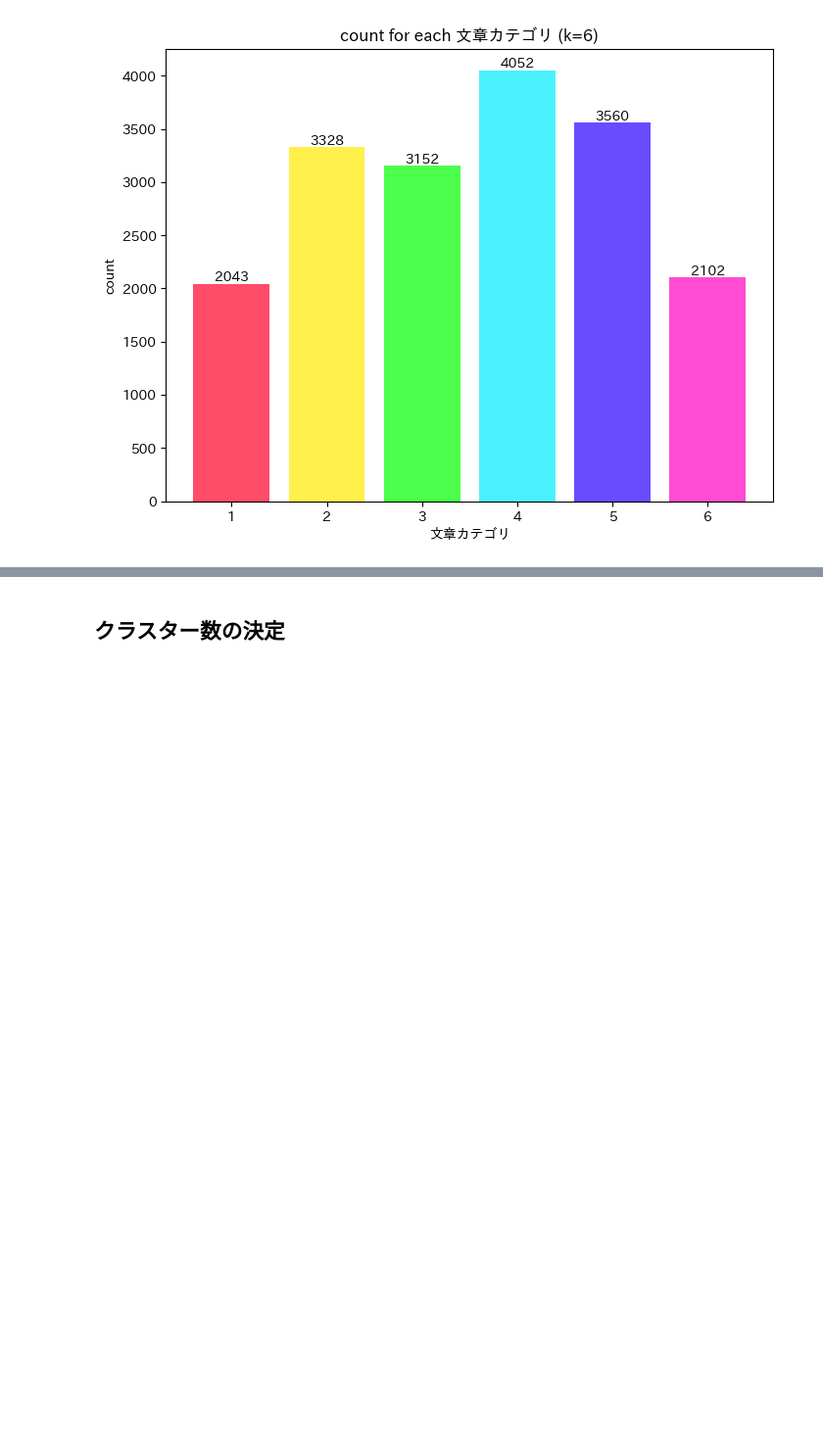
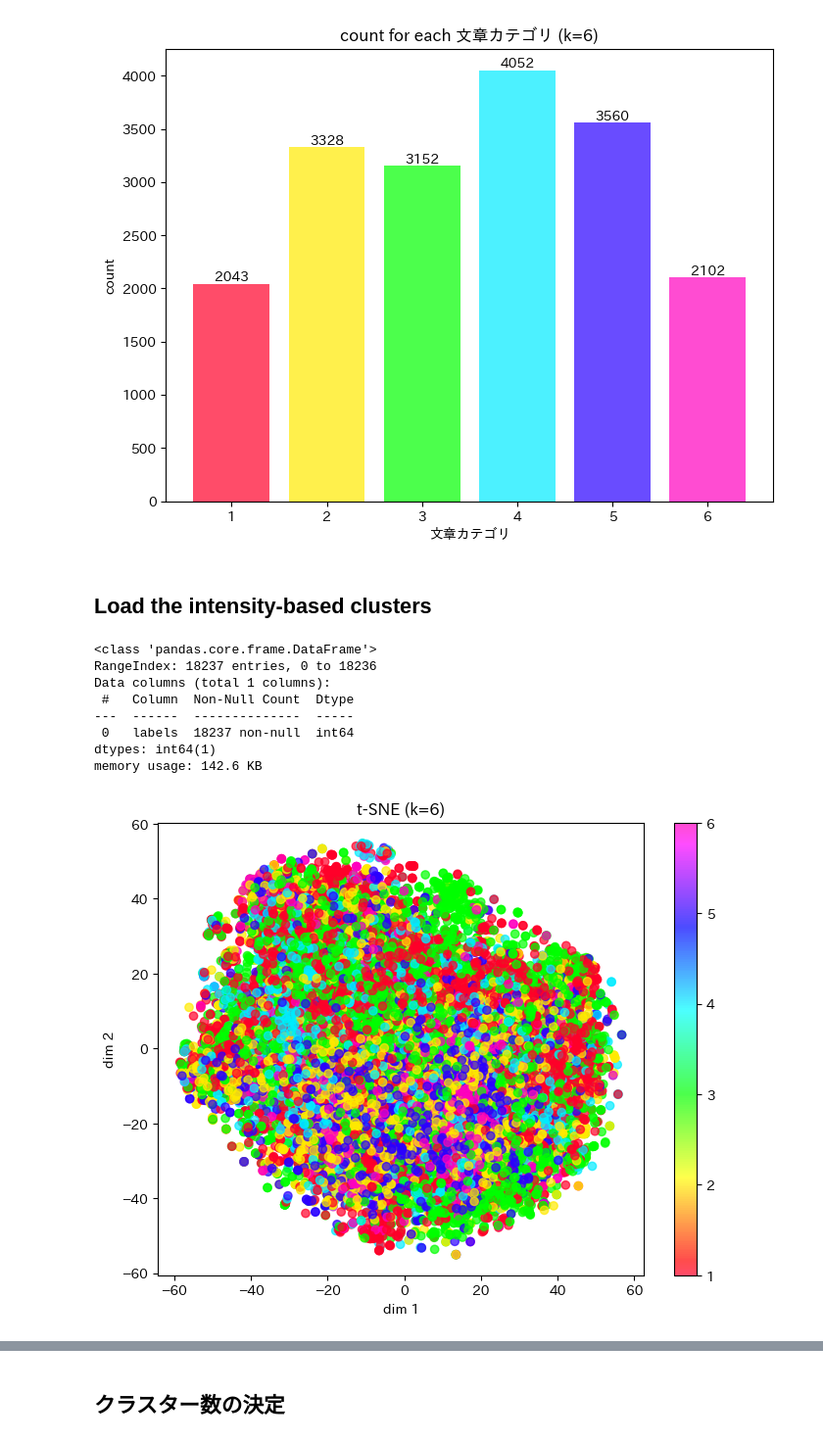
Before and after one commit to maruyama-lab-design/Preservation-of-Emotional-Context-in-Tweet-Embeddings, a Jupyter notebook: pretrained_bert_kmeans.ipynb, the cells around one changed output, grey strips where cells are left out. Shown at 98% size. Drawn from its saved outputs; the diff is of its cells as text; code cells hidden in the pictures; blank space fills up the shorter version.

```diff
--- a/pretrained_bert_kmeans.ipynb
+++ b/pretrained_bert_kmeans.ipynb
@@ -243,3 +211,33 @@ for bar in bars:
 plt.show()
 # %% [output]
 [figure]
+# %% [markdown]
+## Load the intensity-based clusters
+# %%
+# clusters/emotion_6clusters.tsvを読み込み
+df_clusters = pd.read_csv('clusters/emotion_6clusters.tsv', sep='\t', header=None)
+# 変換
+emotion_clusters = df_clusters[0].tolist()
+emotion_clusters = [int(x) for x in emotion_clusters]
+df_intensity_clusters = pd.DataFrame(emotion_clusters, columns=['labels'])
+df_intensity_clusters.info()
+
+
+# Visualize.
+plt.figure(figsize=(8, 6))
+plt.scatter(df_wrime_features_tsne[:, 0], df_wrime_features_tsne[:, 1], c=emotion_clusters, cmap=cmap_name, alpha=0.7)
+plt.xlabel('dim 1')
+plt.ylabel('dim 2')
+plt.title(f't-SNE (k={len(set(emotion_clusters))})')
+plt.colorbar()
+plt.show()
+# %% [output]
+<class 'pandas.core.frame.DataFrame'>
+RangeIndex: 18237 entries, 0 to 18236
+Data columns (total 1 columns):
+ #   Column  Non-Null Count  Dtype
+---  ------  --------------  -----
+ 0   labels  18237 non-null  int64
+dtypes: int64(1)
+memory usage: 142.6 KB
+[figure, added]
```
Also changed, not shown: parts of 35 cells of this notebook, 2 other files.
